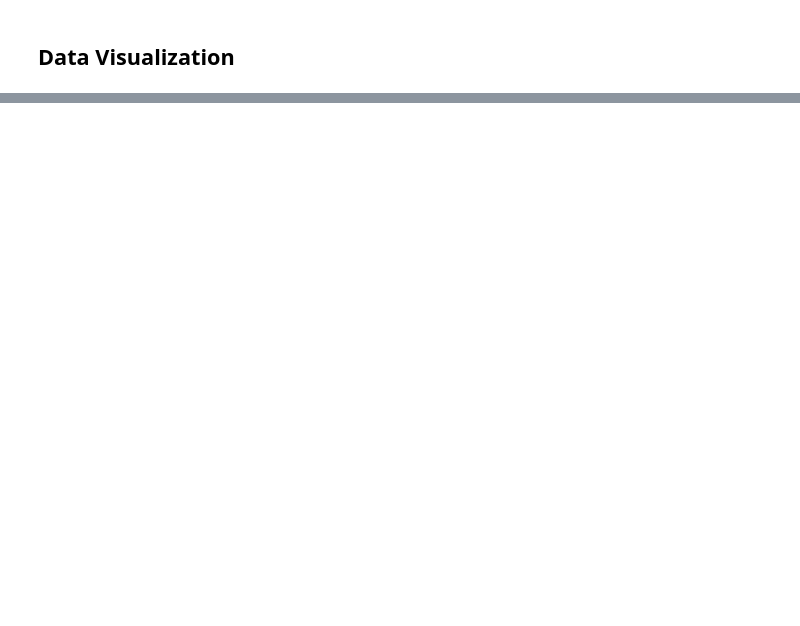
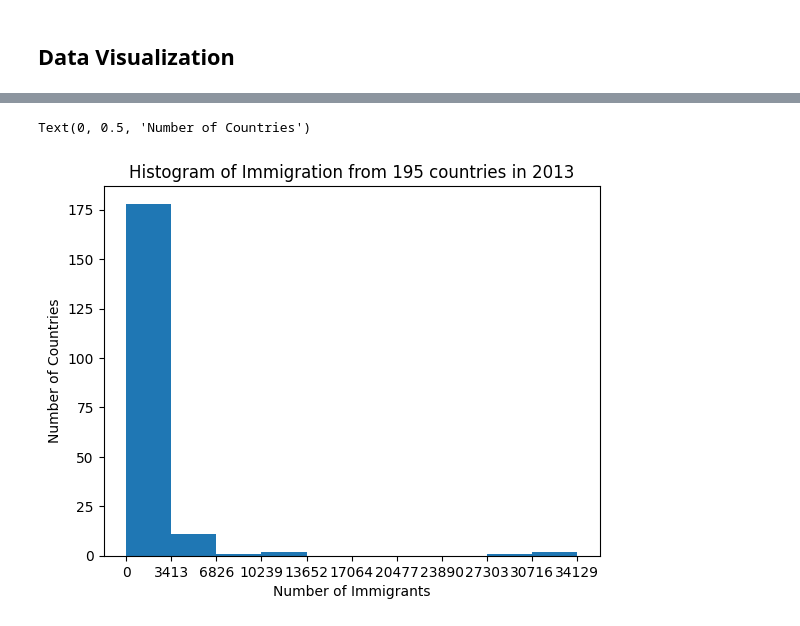
Before and after one commit to patrikfreisner/PythonDataScience, a Jupyter notebook: 12 - Data Visualization part1.ipynb, the cells around one changed output, grey strips where cells are left out. Cells and saved outputs as stored; diff of their text form; code cells hidden in the pictures; blank space fills up the shorter version.

```diff
--- a/12 - Data Visualization part1.ipynb
+++ b/12 - Data Visualization part1.ipynb
@@ -43,0 +87,16 @@ ImportError: Missing optional dependency 'openpyxl'.  Use pip or conda to instal
+# %%
+# Histogram chart
+years = list(map(int, range(1980, 2014)))
+df_canada2 = df_can.rename(columns={"OdName": "Country"})
+df_canada2 = df_canada2.set_index("Country")
+df_canada2["Total"] = df_canada2.iloc[:, 8:].sum(axis=1)
+
+count, bin_edges = np.histogram(df_canada2[2013])
+
+df_canada2[2013].plot(kind="hist", xticks = bin_edges)
+plt.title("Histogram of Immigration from 195 countries in 2013")
+plt.xlabel("Number of Immigrants")
+plt.ylabel("Number of Countries")
+# %% [output]
+Text(0, 0.5, 'Number of Countries')
+[figure, added]
```
Also changed, not shown: parts of 9 cells of this notebook, 5 other files.
